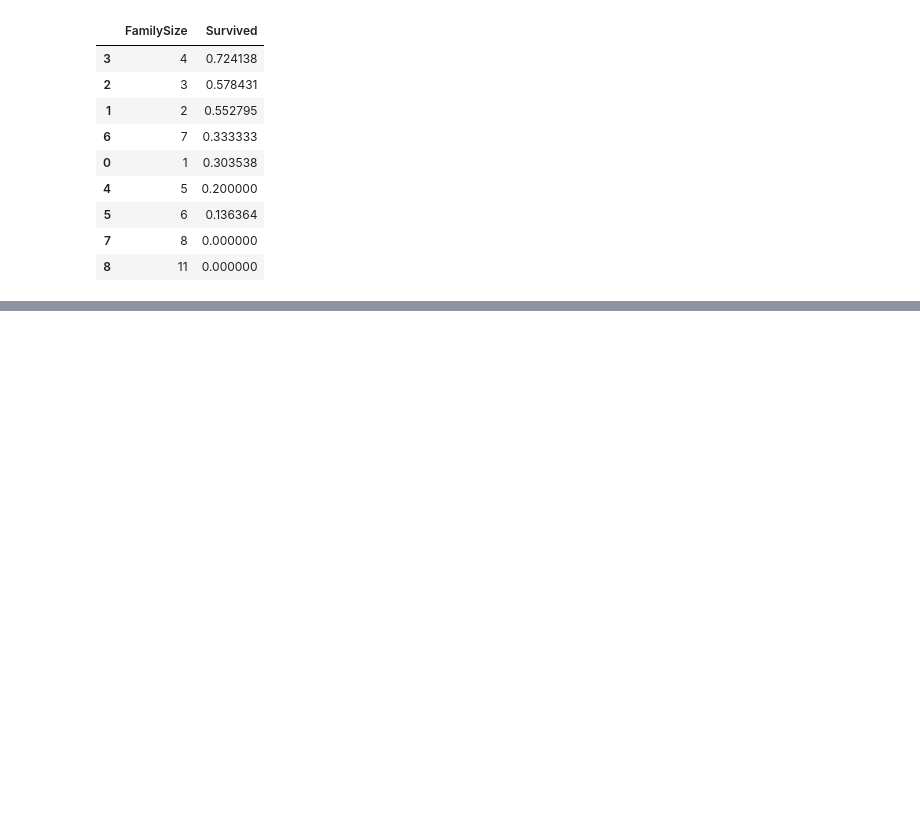
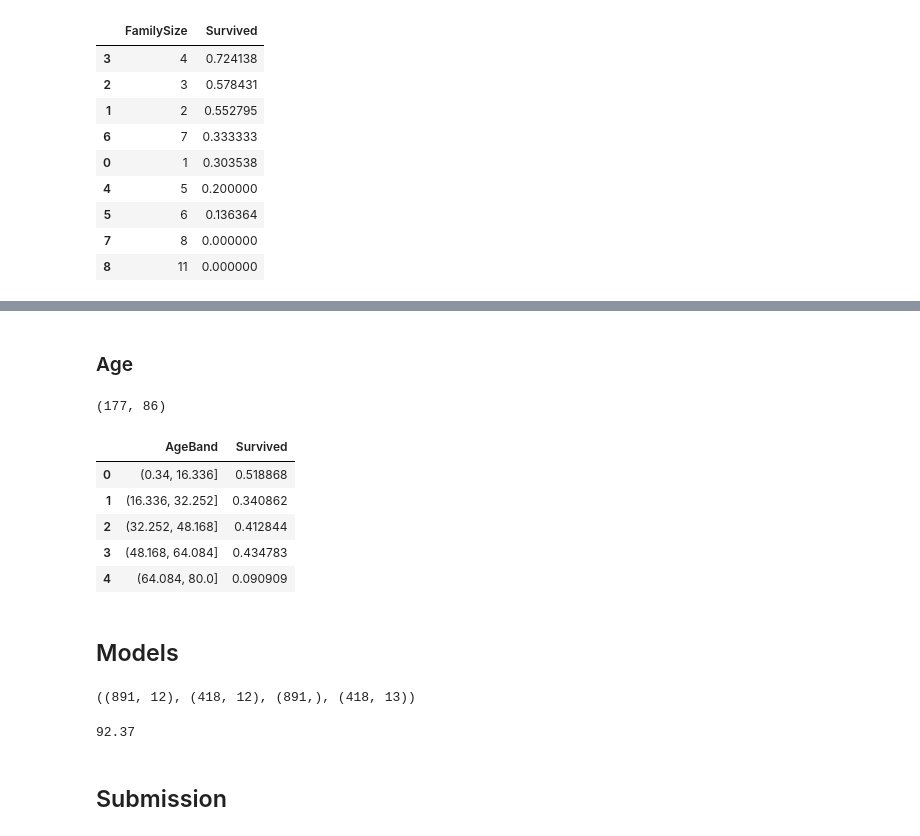
Before and after one commit to Sasafrass/kaggle, a Jupyter notebook: titanic/titanic_tutorial.ipynb, the cells around one changed output, grey strips where cells are left out. Saved outputs shown, nothing was run; the diff lists cells and outputs as text; code cells hidden in the pictures; blank space fills up the shorter version.

```diff
--- a/titanic/titanic_tutorial.ipynb
+++ b/titanic/titanic_tutorial.ipynb
@@ -284,0 +387,3 @@ ds.loc[ds['FamilySize'] == 1, 'IsAlone'] = 1
+# %%
+train = train.drop(['Ticket'], axis=1)
+test = test.drop(['Ticket'], axis=1)
@@ -284,0 +392,45 @@ ds.loc[ds['FamilySize'] == 1, 'IsAlone'] = 1
+# %%
+# Remap sex
+train['Sex'] = train['Sex'].map( {'female': 1, 'male': 0} )
+test['Sex'] = test['Sex'].map( {'female': 1, 'male': 0} )
+# %% [markdown]
+### Age
+# %%
+train.Age.isnull().sum(), test.Age.isnull().sum()
+# %% [output]
+(177, 86)
+# %%
+index_NaN_age = list(train["Age"][train["Age"].isnull()].index)
+
+for i in index_NaN_age :
+    age_med = train["Age"].median()
+    age_pred = train["Age"][((train['SibSp'] == train.iloc[i]["SibSp"]) & (train['Parch'] == train.iloc[i]["Parch"]) & (train['Pclass'] == train.iloc[i]["Pclass"]))].median()
+    if not np.isnan(age_pred) :
+        train['Age'].iloc[i] = age_pred
+    else :
+        train['Age'].iloc[i] = age_med
+
+index_NaN_age = list(test["Age"][test["Age"].isnull()].index)
+
+for i in index_NaN_age :
+    age_med = test["Age"].median()
+    age_pred = test["Age"][((test['SibSp'] == test.iloc[i]["SibSp"]) & (test['Parch'] == test.iloc[i]["Parch"]) & (test['Pclass'] == test.iloc[i]["Pclass"]))].median()
+    if not np.isnan(age_pred) :
+        test['Age'].iloc[i] = age_pred
+    else :
+        test['Age'].iloc[i] = age_med
+# %%
+#deleting useless features
+train = train.drop(['Parch', 'SibSp'], axis=1)
+test = test.drop(['Parch', 'SibSp'], axis=1)
+# %%
+#Creating a new feature AgeBand
+train['AgeBand'] = pd.cut(train['Age'], 5)
+train[['AgeBand', 'Survived']].groupby(['AgeBand'], as_index=False).mean().sort_values(by='AgeBand', ascending=True)
+# %% [output]
+|  | AgeBand | Survived |
+| 0 | (0.34, 16.336] | 0.518868 |
+| 1 | (16.336, 32.252] | 0.340862 |
+| 2 | (32.252, 48.168] | 0.412844 |
+| 3 | (48.168, 64.084] | 0.434783 |
+| 4 | (64.084, 80.0] | 0.090909 |
@@ -284,0 +447,21 @@ ds.loc[ds['FamilySize'] == 1, 'IsAlone'] = 1
+# %% [markdown]
+## Models
+# %%
+X_train = train.drop(["Survived","Age_bin"], axis=1)
+Y_train = train["Survived"]
+X_test  = test.copy()
+X_test.drop('Age_bin', axis=1, inplace=True)
+X_train.shape, X_test.shape, Y_train.shape, test.shape
+# %% [output]
+((891, 12), (418, 12), (891,), (418, 13))
+# %%
+random_forest = RandomForestClassifier()
+random_forest.fit(X_train, Y_train)
+Y_pred = random_forest.predict(X_test)
+random_forest.score(X_train, Y_train)
+acc_random_forest = round(random_forest.score(X_train, Y_train) * 100, 2)
+acc_random_forest
+# %% [output]
+92.37
+# %% [markdown]
+## Submission
```
Also changed, not shown: parts of 36 cells of this notebook, 1 other file.
